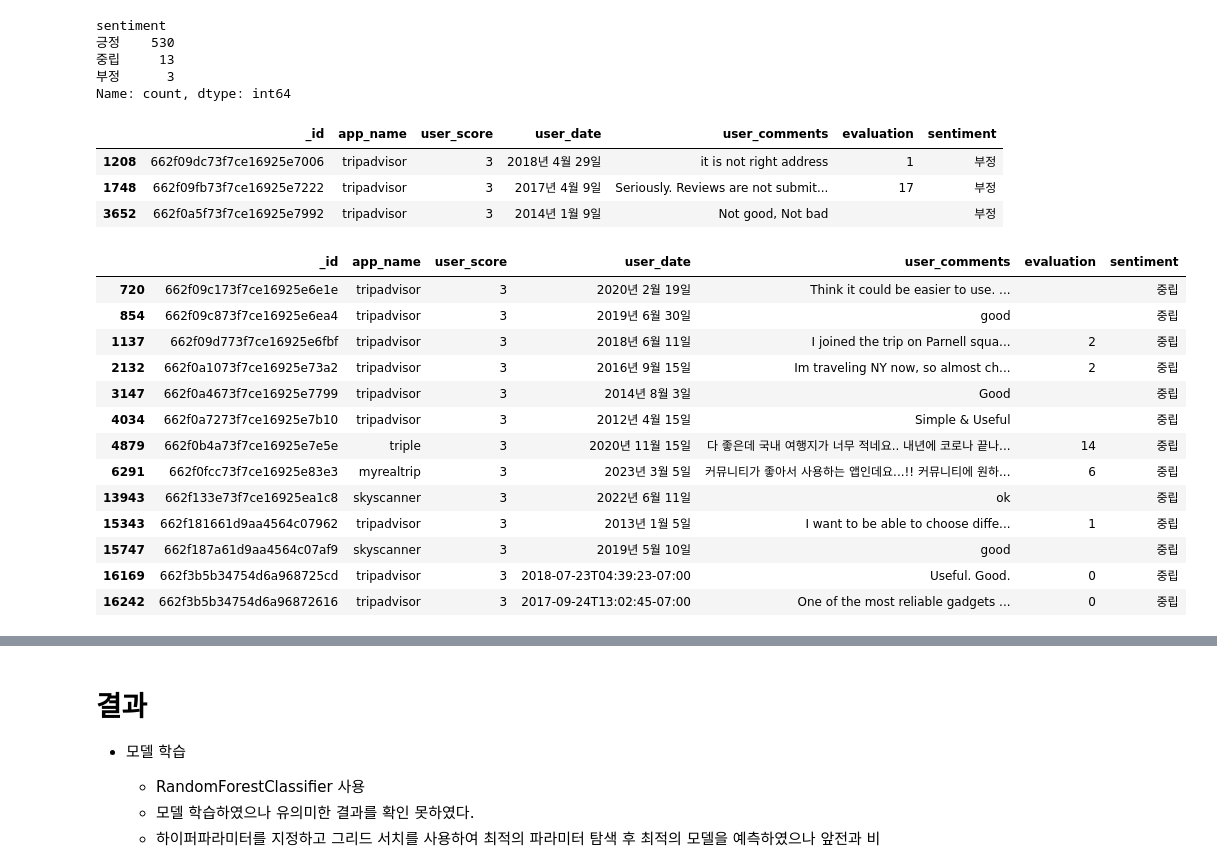
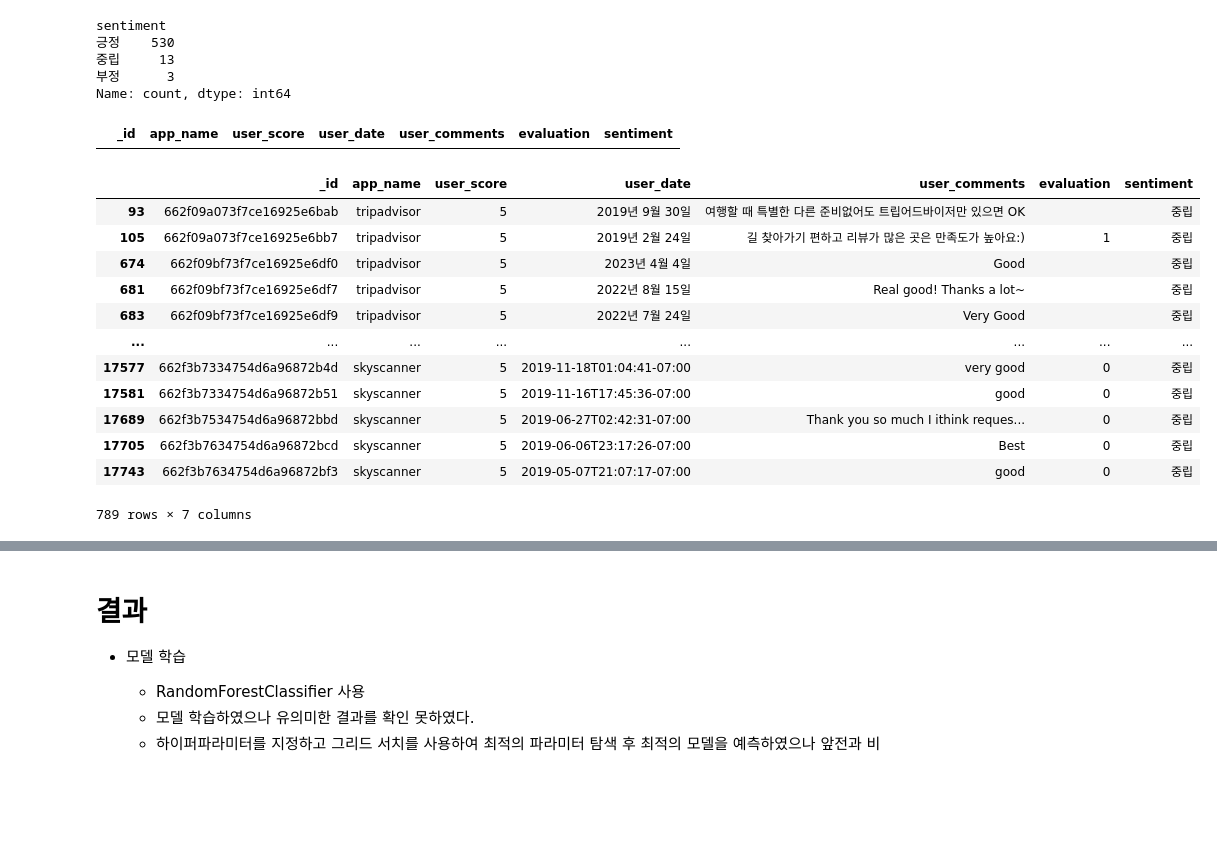
Before and after one commit to nohjuhyeon/AI_LKJ_hubs_fastapi, a Jupyter notebook: data_analysis/app_review/app_review_NLP_mj_2.ipynb, the cells around one changed output, grey strips where cells are left out. Drawn from its saved outputs; the diff is of its cells as text; code cells hidden in the pictures; blank space fills up the shorter version.

```diff
--- a/data_analysis/app_review/app_review_NLP_mj_2.ipynb
+++ b/data_analysis/app_review/app_review_NLP_mj_2.ipynb
@@ -290,29 +290,25 @@ sentiment
 부정      3
 Name: count, dtype: int64
 # %%
-df_app.query("user_score == '3'").query("sentiment =='부정'")
+df_app.query("user_score == '5'").query("sentiment =='부립'")
 # %% [output]
 |  | _id | app_name | user_score | user_date | user_comments | evaluation | sentiment |
-| 1208 | 662f09dc73f7ce16925e7006 | tripadvisor | 3 | 2018년 4월 29일 | it is not right address | 1 | 부정 |
-| 1748 | 662f09fb73f7ce16925e7222 | tripadvisor | 3 | 2017년 4월 9일 | Seriously. Reviews are not submit... | 17 | 부정 |
-| 3652 | 662f0a5f73f7ce16925e7992 | tripadvisor | 3 | 2014년 1월 9일 | Not good, Not bad |  | 부정 |
 # %%
-df_app.query("user_score == '3'").query("sentiment =='중립'")
+df_app.query("user_score == '5'").query("sentiment =='중립'")
 # %% [output]
 |  | _id | app_name | user_score | user_date | user_comments | evaluation | sentiment |
-| 720 | 662f09c173f7ce16925e6e1e | tripadvisor | 3 | 2020년 2월 19일 | Think it could be easier to use. ... |  | 중립 |
-| 854 | 662f09c873f7ce16925e6ea4 | tripadvisor | 3 | 2019년 6월 30일 | good |  | 중립 |
-| 1137 | 662f09d773f7ce16925e6fbf | tripadvisor | 3 | 2018년 6월 11일 | I joined the trip on Parnell squa... | 2 | 중립 |
-| 2132 | 662f0a1073f7ce16925e73a2 | tripadvisor | 3 | 2016년 9월 15일 | Im traveling NY now, so almost ch... | 2 | 중립 |
-| 3147 | 662f0a4673f7ce16925e7799 | tripadvisor | 3 | 2014년 8월 3일 | Good |  | 중립 |
-| 4034 | 662f0a7273f7ce16925e7b10 | tripadvisor | 3 | 2012년 4월 15일 | Simple & Useful |  | 중립 |
-| 4879 | 662f0b4a73f7ce16925e7e5e | triple | 3 | 2020년 11월 15일 | 다 좋은데 국내 여행지가 너무 적네요.. 내년에 코로나 끝나... | 14 | 중립 |
-| 6291 | 662f0fcc73f7ce16925e83e3 | myrealtrip | 3 | 2023년 3월 5일 | 커뮤니티가 좋아서 사용하는 앱인데요...!! 커뮤니티에 원하... | 6 | 중립 |
-| 13943 | 662f133e73f7ce16925ea1c8 | skyscanner | 3 | 2022년 6월 11일 | ok |  | 중립 |
-| 15343 | 662f181661d9aa4564c07962 | tripadvisor | 3 | 2013년 1월 5일 | I want to be able to choose diffe... | 1 | 중립 |
-| 15747 | 662f187a61d9aa4564c07af9 | skyscanner | 3 | 2019년 5월 10일 | good |  | 중립 |
-| 16169 | 662f3b5b34754d6a968725cd | tripadvisor | 3 | 2018-07-23T04:39:23-07:00 | Useful. Good. | 0 | 중립 |
-| 16242 | 662f3b5b34754d6a96872616 | tripadvisor | 3 | 2017-09-24T13:02:45-07:00 | One of the most reliable gadgets ... | 0 | 중립 |
+| 93 | 662f09a073f7ce16925e6bab | tripadvisor | 5 | 2019년 9월 30일 | 여행할 때 특별한 다른 준비없어도 트립어드바이저만 있으면 OK |  | 중립 |
+| 105 | 662f09a073f7ce16925e6bb7 | tripadvisor | 5 | 2019년 2월 24일 | 길 찾아가기 편하고 리뷰가 많은 곳은 만족도가 높아요:) | 1 | 중립 |
+| 674 | 662f09bf73f7ce16925e6df0 | tripadvisor | 5 | 2023년 4월 4일 | Good |  | 중립 |
+| 681 | 662f09bf73f7ce16925e6df7 | tripadvisor | 5 | 2022년 8월 15일 | Real good! Thanks a lot~ |  | 중립 |
+| 683 | 662f09bf73f7ce16925e6df9 | tripadvisor | 5 | 2022년 7월 24일 | Very Good |  | 중립 |
+| ... | ... | ... | ... | ... | ... | ... | ... |
+| 17577 | 662f3b7334754d6a96872b4d | skyscanner | 5 | 2019-11-18T01:04:41-07:00 | very good | 0 | 중립 |
+| 17581 | 662f3b7334754d6a96872b51 | skyscanner | 5 | 2019-11-16T17:45:36-07:00 | good | 0 | 중립 |
+| 17689 | 662f3b7534754d6a96872bbd | skyscanner | 5 | 2019-06-27T02:42:31-07:00 | Thank you so much I ithink reques... | 0 | 중립 |
+| 17705 | 662f3b7634754d6a96872bcd | skyscanner | 5 | 2019-06-06T23:17:26-07:00 | Best | 0 | 중립 |
+| 17743 | 662f3b7634754d6a96872bf3 | skyscanner | 5 | 2019-05-07T21:07:17-07:00 | good | 0 | 중립 |
+789 rows × 7 columns
 # %%
 df_filtered = df_app[df_app['user_score'] == '3']
 df_filtered['user_comments'].unique()
```
Also changed, not shown: parts of 3 cells of this notebook.
